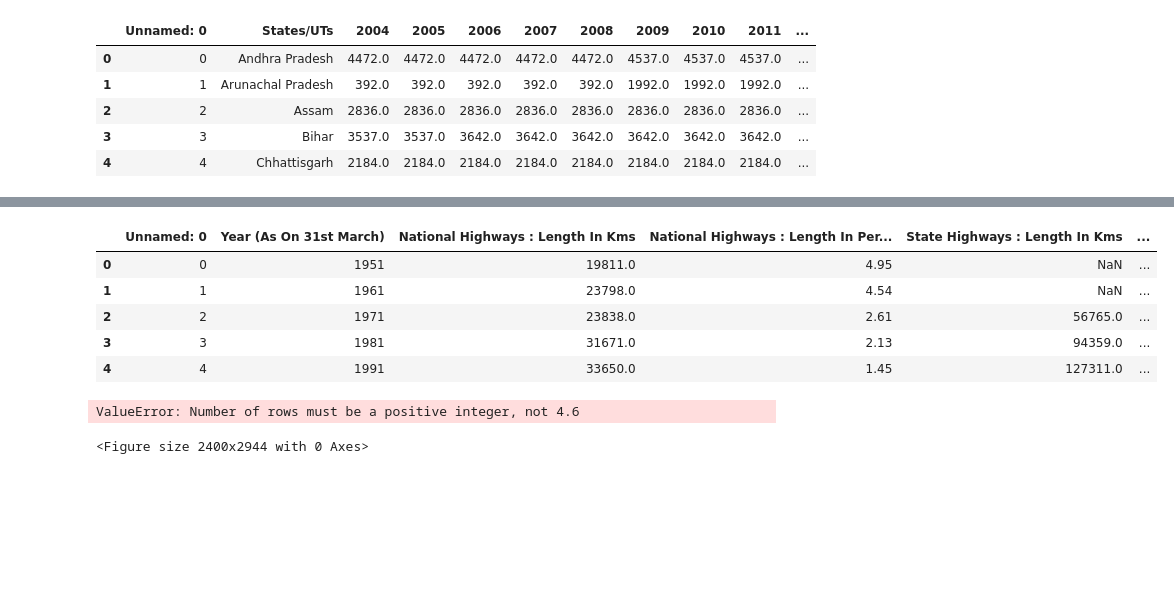
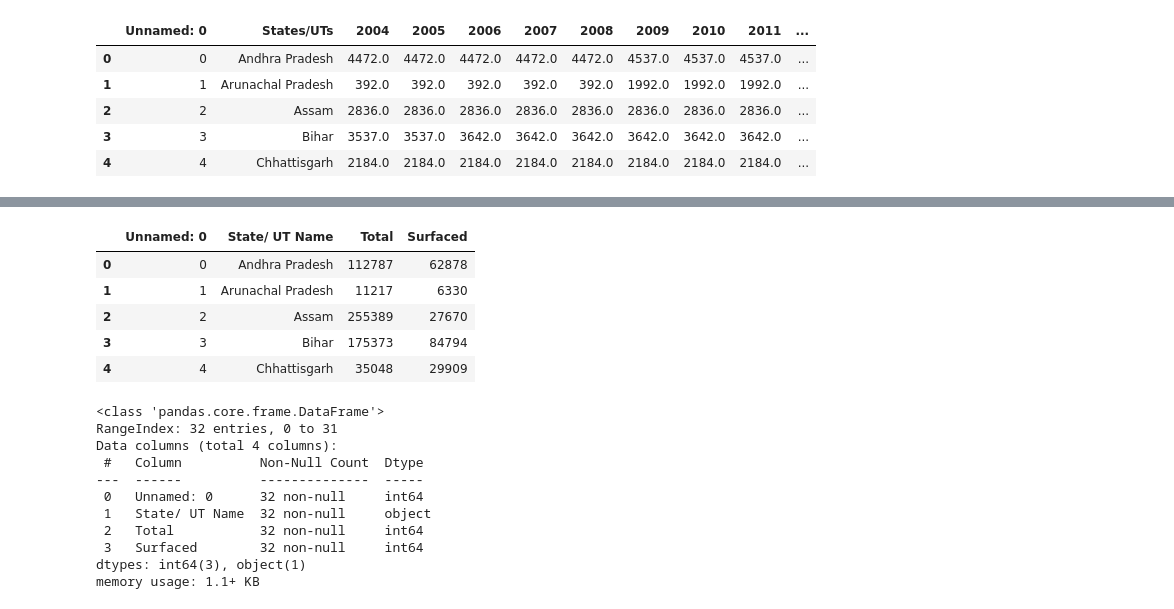
Before and after one commit to shubanms/road_data_analysis, a Jupyter notebook: roads.ipynb, the cells around one changed output, grey strips where cells are left out. Saved outputs shown, nothing was run; the diff lists cells and outputs as text; code cells hidden in the pictures; blank space fills up the shorter version.

```diff
--- a/roads.ipynb
+++ b/roads.ipynb
@@ -177,0 +114,4 @@ There are 37 rows and 14 columns
+# %%
+lengthOfNH = pd.read_csv("datasets/Length_of_National_Highways.csv")
+totalRoadLength = pd.read_csv("datasets/Total_Road_Length_by_Category_of_Roads.csv")
+ruralRoads = pd.read_csv("datasets/Total_and_Surfaced_Length_of_Rural_Roads.csv")
@@ -200,14 +217,23 @@ There are 20 rows and 20 columns
 # %%
-dataFrame2.head(5)
+ruralRoads.head(5)
 # %% [output]
-|  | Unnamed: 0 | Year (As On 31st March) | National Highways : Length In Kms | National Highways : Length In Per... | State Highways : Length In Kms | ... |
-| 0 | 0 | 1951 | 19811.0 | 4.95 | NaN | ... |
-| 1 | 1 | 1961 | 23798.0 | 4.54 | NaN | ... |
-| 2 | 2 | 1971 | 23838.0 | 2.61 | 56765.0 | ... |
-| 3 | 3 | 1981 | 31671.0 | 2.13 | 94359.0 | ... |
-| 4 | 4 | 1991 | 33650.0 | 1.45 | 127311.0 | ... |
+|  | Unnamed: 0 | State/ UT Name | Total | Surfaced |
+| 0 | 0 | Andhra Pradesh | 112787 | 62878 |
+| 1 | 1 | Arunachal Pradesh | 11217 | 6330 |
+| 2 | 2 | Assam | 255389 | 27670 |
+| 3 | 3 | Bihar | 175373 | 84794 |
+| 4 | 4 | Chhattisgarh | 35048 | 29909 |
-# %%
-plotPerColumnDistribution(dataFrame2, 10, 5)
-# %% [output]
-ValueError: Number of rows must be a positive integer, not 4.6
-<Figure size 2400x2944 with 0 Axes>
+# %%
+ruralRoads.info()
+# %% [output]
+<class 'pandas.core.frame.DataFrame'>
+RangeIndex: 32 entries, 0 to 31
+Data columns (total 4 columns):
+ #   Column          Non-Null Count  Dtype
+---  ------          --------------  -----
+ 0   Unnamed: 0      32 non-null     int64
+ 1   State/ UT Name  32 non-null     object
+ 2   Total           32 non-null     int64
+ 3   Surfaced        32 non-null     int64
+dtypes: int64(3), object(1)
+memory usage: 1.1+ KB
```
Also changed, not shown: parts of 31 cells of this notebook, 1 other file.
